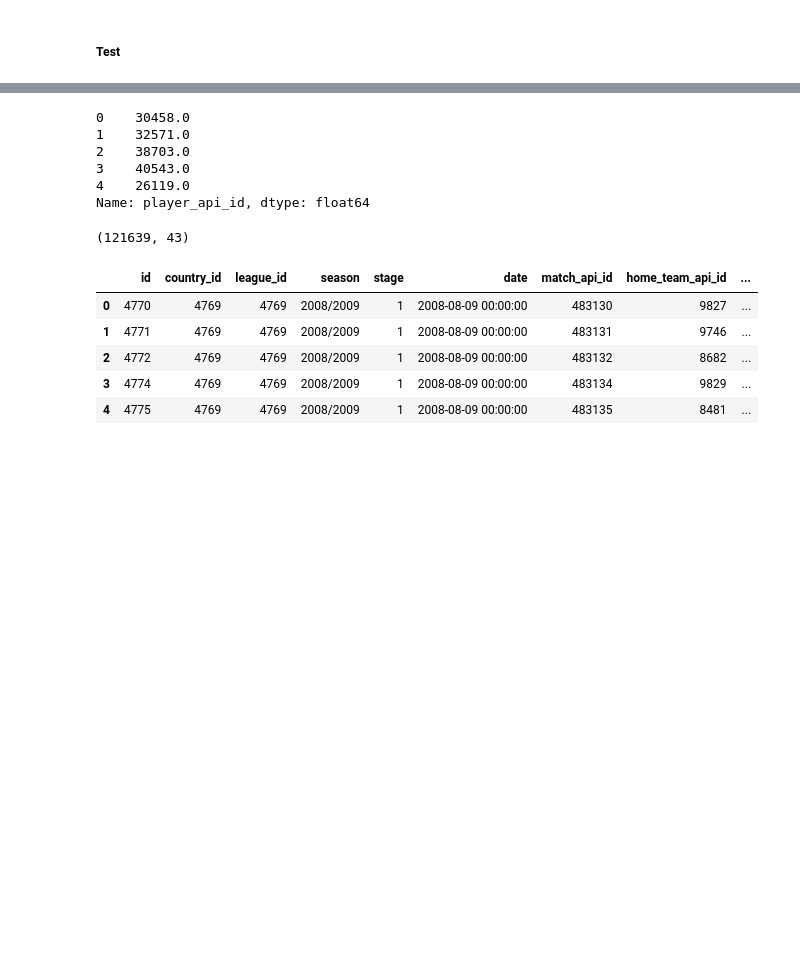
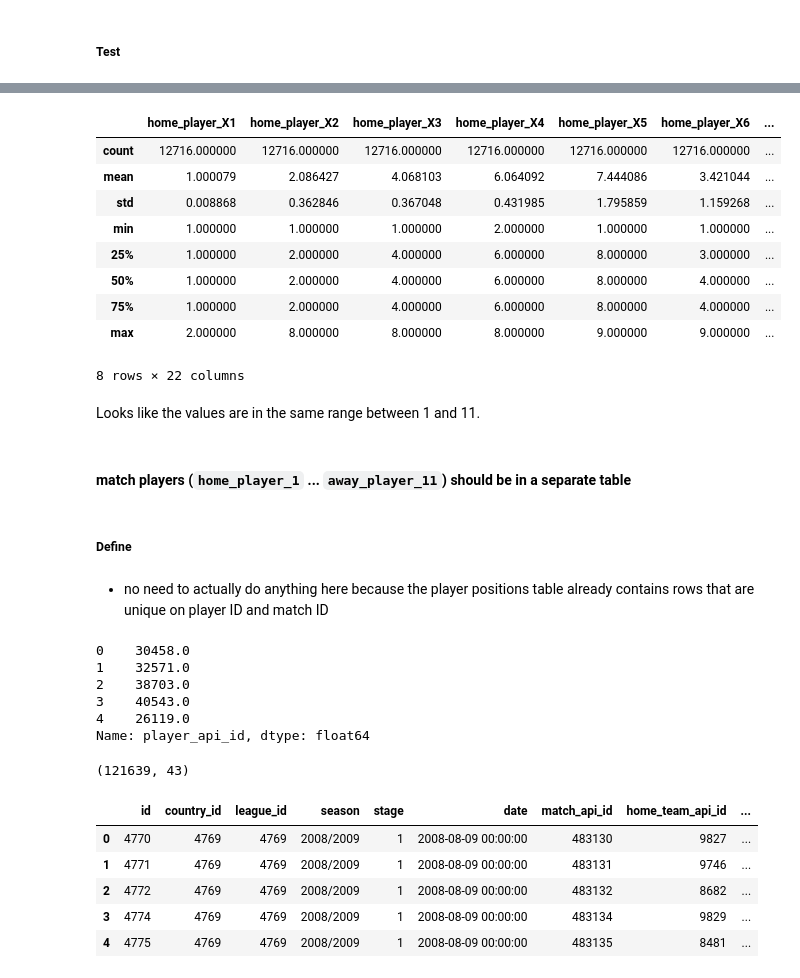
Before and after one commit to CodeWithOz/the-best-league, a Jupyter notebook: gather.ipynb, the cells around one changed output, grey strips where cells are left out. Drawn from its saved outputs; the diff is of its cells as text; code cells hidden in the pictures; blank space fills up the shorter version.

Commit message:
Create table for match players and their positions

```diff
--- a/gather.ipynb
+++ b/gather.ipynb
@@ -3302,0 +3460,15 @@ for xml_col in events_xml_columns:
+# %%
+top_5_leagues_matches_df_clean.iloc[:, 11:33].describe()
+# %% [output]
+|  | home_player_X1 | home_player_X2 | home_player_X3 | home_player_X4 | home_player_X5 | home_player_X6 | ... |
+| count | 12716.000000 | 12716.000000 | 12716.000000 | 12716.000000 | 12716.000000 | 12716.000000 | ... |
+| mean | 1.000079 | 2.086427 | 4.068103 | 6.064092 | 7.444086 | 3.421044 | ... |
+| std | 0.008868 | 0.362846 | 0.367048 | 0.431985 | 1.795859 | 1.159268 | ... |
+| min | 1.000000 | 1.000000 | 1.000000 | 2.000000 | 1.000000 | 1.000000 | ... |
+| 25% | 1.000000 | 2.000000 | 4.000000 | 6.000000 | 8.000000 | 3.000000 | ... |
+| 50% | 1.000000 | 2.000000 | 4.000000 | 6.000000 | 8.000000 | 4.000000 | ... |
+| 75% | 1.000000 | 2.000000 | 4.000000 | 6.000000 | 8.000000 | 4.000000 | ... |
+| max | 2.000000 | 8.000000 | 8.000000 | 8.000000 | 9.000000 | 9.000000 | ... |
+8 rows × 22 columns
+# %% [markdown]
+Looks like the values are in the same range between 1 and 11.
@@ -3303,3 +3499,9 @@ for xml_col in events_xml_columns:
+# %% [markdown]
+#### match players (`home_player_1` ... `away_player_11`) should be in a separate table
+# %% [markdown]
+##### Define
+# %% [markdown]
+- no need to actually do anything here because the player positions table already contains rows that are unique on player ID and match ID
 # %%
 # Reshape the matches dataframe to have a single column for player IDs
 home_player_cols = [f'home_player_{i}' for i in range(1, 12)]
```
Also changed, not shown: parts of 27 cells of this notebook, 1 other file.
